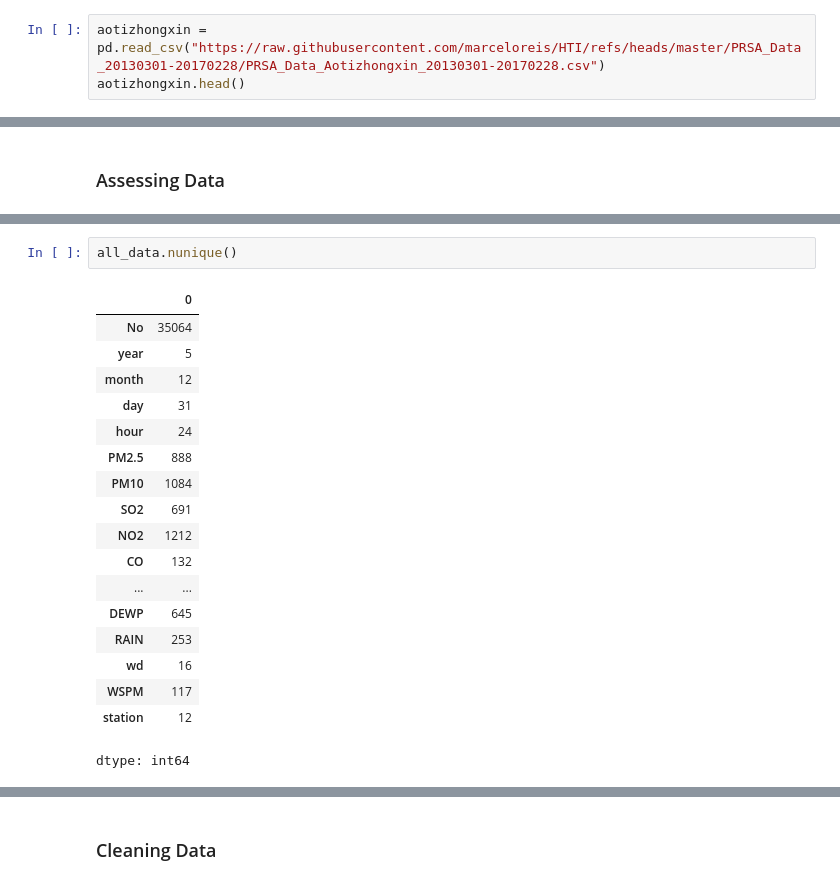
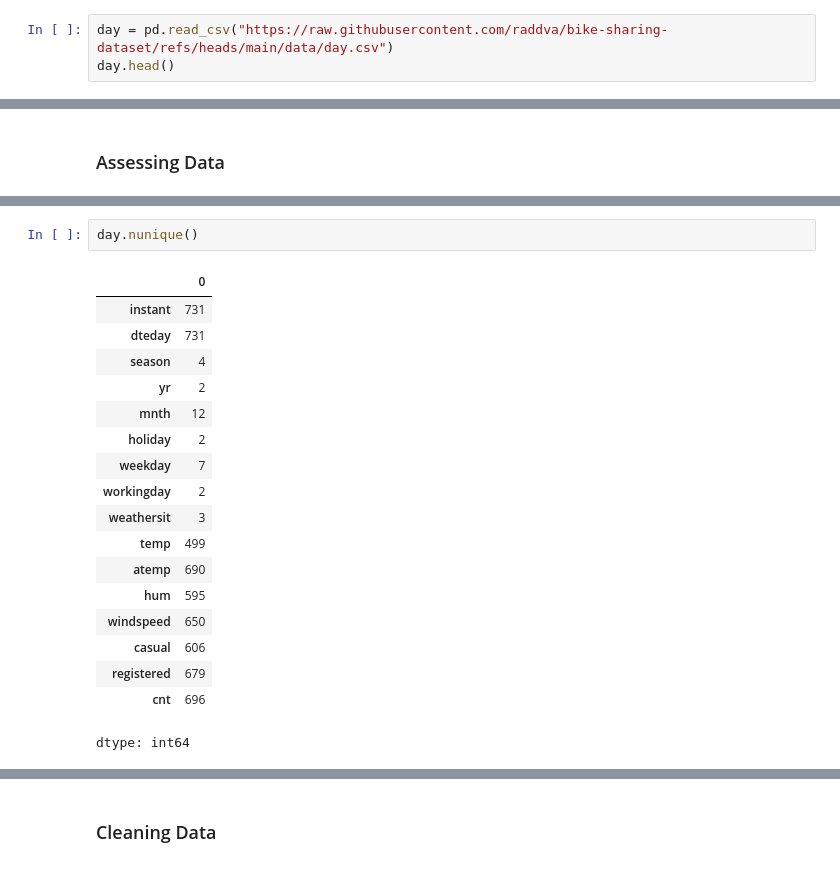
Before and after one commit to raddva/bike-sharing-dataset, a Jupyter notebook: notebook.ipynb, the cells around one changed output, grey strips where cells are left out. Cells and saved outputs as stored; diff of their text form.

```diff
--- a/notebook.ipynb
+++ b/notebook.ipynb
@@ -22,6 +22,6 @@ import seaborn as sns
 # %% [markdown]
 ### Gathering Data
 # %%
-aotizhongxin = pd.read_csv("https://raw.githubusercontent.com/marceloreis/HTI/refs/heads/master/PRSA_Data_20130301-20170228/PRSA_Data_Aotizhongxin_20130301-20170228.csv")
-aotizhongxin.head()
+day = pd.read_csv("https://raw.githubusercontent.com/raddva/bike-sharing-dataset/refs/heads/main/data/day.csv")
+day.head()
 # %% [output]
@@ -194,21 +83,21 @@ all_data.describe()
 # %%
-all_data.nunique()
+day.nunique()
 # %% [output]
 |  | 0 |
-| No | 35064 |
-| year | 5 |
-| month | 12 |
-| day | 31 |
-| hour | 24 |
-| PM2.5 | 888 |
-| PM10 | 1084 |
-| SO2 | 691 |
-| NO2 | 1212 |
-| CO | 132 |
-| ... | ... |
-| DEWP | 645 |
-| RAIN | 253 |
-| wd | 16 |
-| WSPM | 117 |
-| station | 12 |
+| instant | 731 |
+| dteday | 731 |
+| season | 4 |
+| yr | 2 |
+| mnth | 12 |
+| holiday | 2 |
+| weekday | 7 |
+| workingday | 2 |
+| weathersit | 3 |
+| temp | 499 |
+| atemp | 690 |
+| hum | 595 |
+| windspeed | 650 |
+| casual | 606 |
+| registered | 679 |
+| cnt | 696 |
 dtype: int64
```
Also changed, not shown: parts of 44 cells of this notebook.
